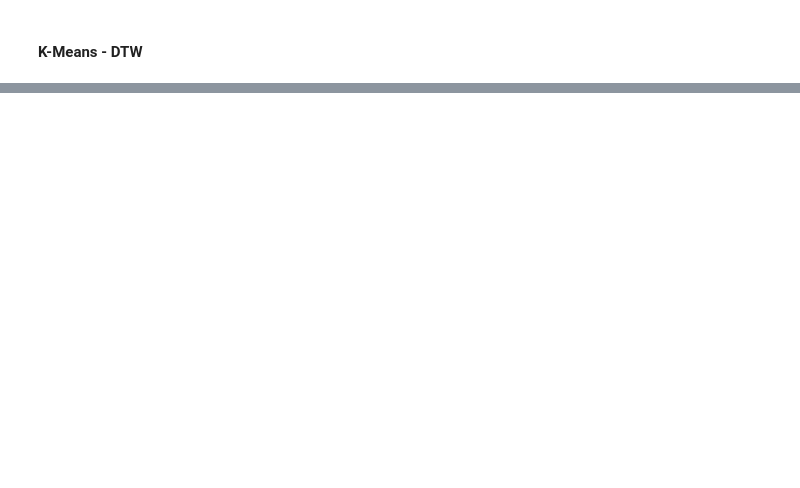
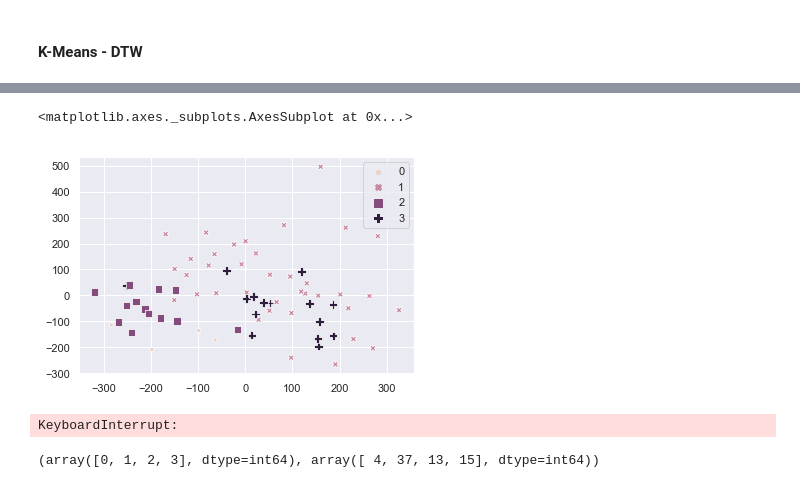
Before and after one commit to goelsaksham/healthRecSys, a Jupyter notebook: src/Exploratory Clustering.ipynb, the cells around one changed output, grey strips where cells are left out. Drawn from its saved outputs; the diff is of its cells as text; code cells hidden in the pictures; blank space fills up the shorter version.

```diff
--- a/src/Exploratory Clustering.ipynb
+++ b/src/Exploratory Clustering.ipynb
@@ -85,7 +101,8 @@ plt.scatter(pca_heart[:, 0], pca_heart[:, 1], c=cluster_assignments)
 # %% [markdown]
 #### K-Means - DTW
 # %%
-clusterer = TimeSeriesKMeans(2, metric='dtw')
-cluster_assignments = clusterer.fit_predict(heart_data[:10, :])
+%%time
+clusterer = TimeSeriesKMeans(4, metric='dtw', max_iter=2)
+cluster_assignments = clusterer.fit_predict(heart_trends[:, :])
 np.unique(cluster_assignments, return_counts=True)
 # %% [output]
@@ -96,4 +115,18 @@ np.unique(cluster_assignments, return_counts=True)
 # %%
 pca_mod = PCA(2)
-pca_heart = pca_mod.fit_transform(heart_data)
-sns.scatterplot(pca_heart[:, 0], pca_heart[:, 1], cluster_assignments)
+pca_heart = pca_mod.fit_transform(heart_trends)
+sns.scatterplot(pca_heart[:, 0], pca_heart[:, 1], hue=cluster_assignments, style=cluster_assignments, size=cluster_assignments)
+# %% [output]
+<matplotlib.axes._subplots.AxesSubplot at 0x...>
+[figure, added]
+# %%
+%%time
+clusterer = TimeSeriesKMeans(4, metric='dtw', ma x_iter=10)
+cluster_assignments = clusterer.fit_predict(heart_trends[:, :])
+np.unique(cluster_assignments, return_counts=True)
+# %% [output]
+KeyboardInterrupt:
+# %%
+np.unique(cluster_assignments, return_counts=True)
+# %% [output]
+(array([0, 1, 2, 3], dtype=int64), array([ 4, 37, 13, 15], dtype=int64))
```
Also changed, not shown: parts of 11 cells of this notebook, 3 other files.
